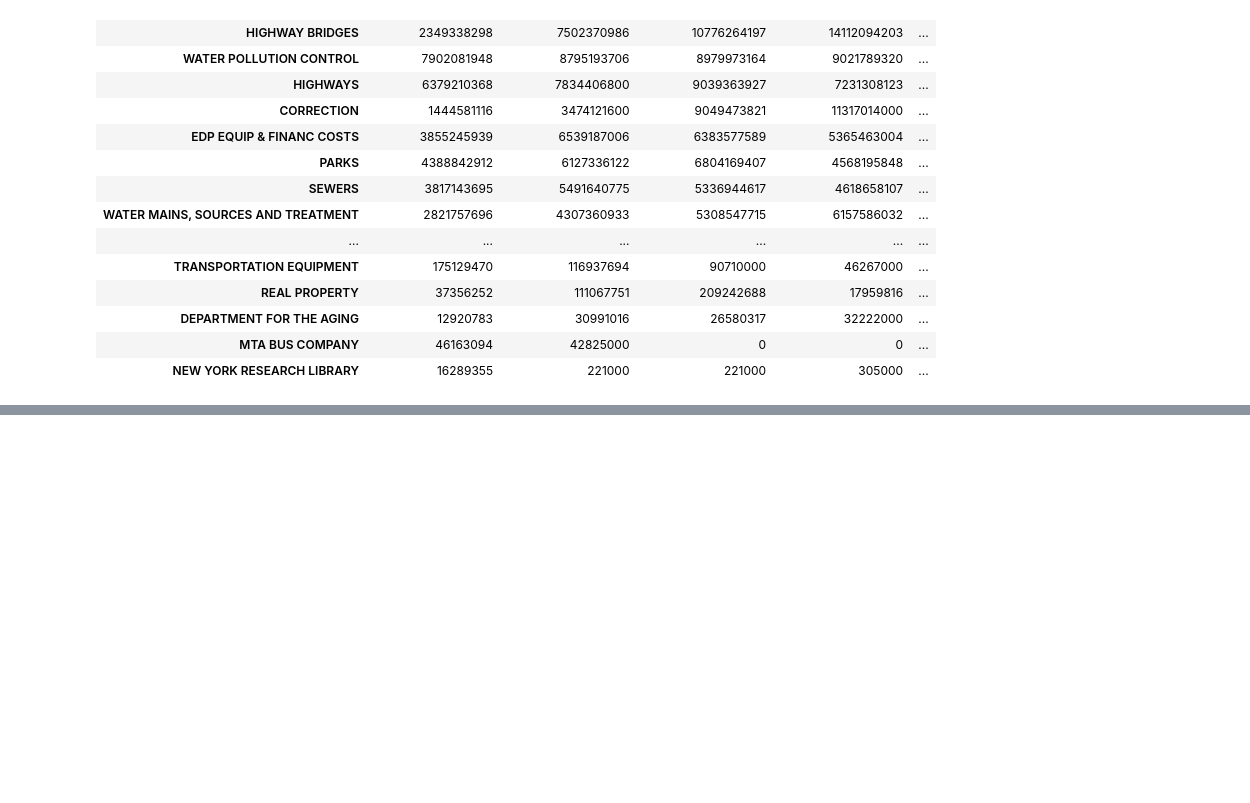
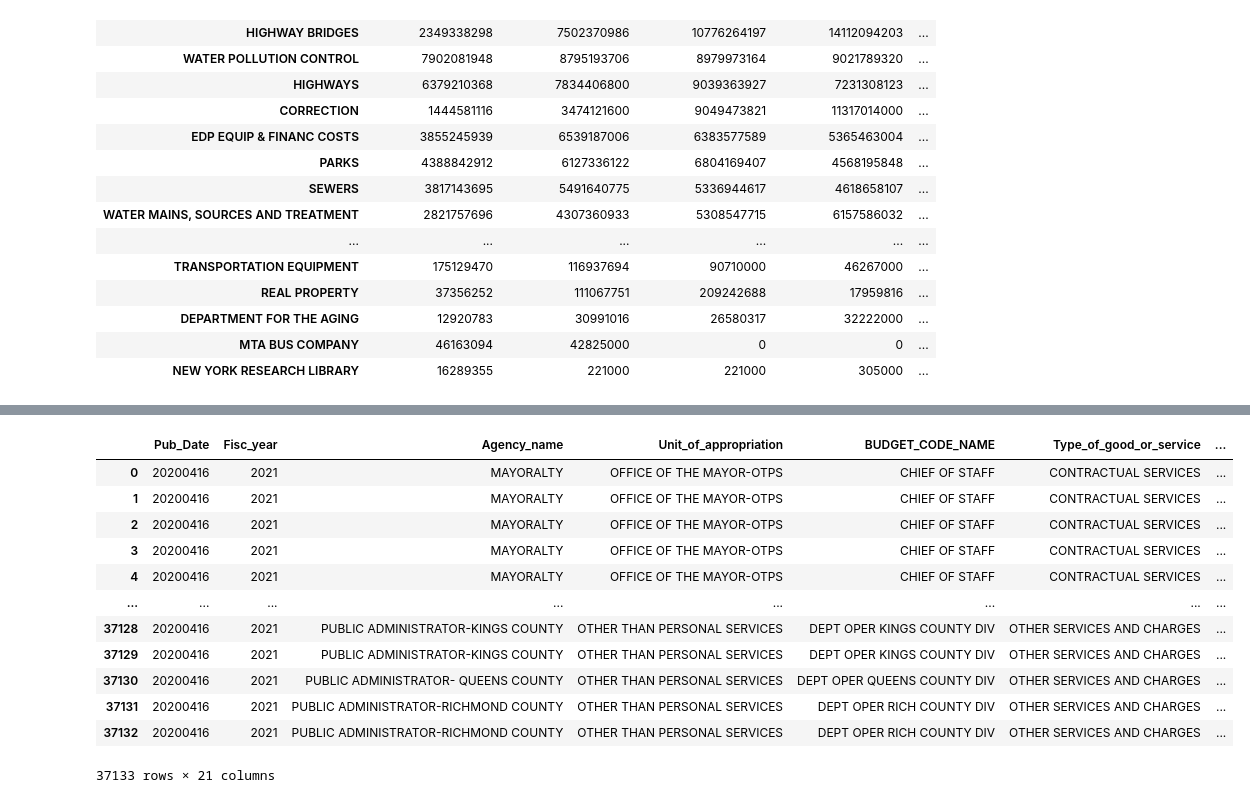
Before and after one commit to JeremyBrent/NYC_budget_analysis, a Jupyter notebook: eda.ipynb, the cells around one changed output, grey strips where cells are left out. Saved outputs shown, nothing was run; the diff lists cells and outputs as text; code cells hidden in the pictures; blank space fills up the shorter version.

```diff
--- a/eda.ipynb
+++ b/eda.ipynb
@@ -91,0 +115,38 @@ df.sort_values("Total Budgeted Amount", ascending=False)
+# %%
+expense_budget_df = pd.read_excel("Data/FY2021_Expense_Budget.xlsx")
+expense_budget_df.drop(columns = ["AGENCY_CD","UNIT_OF_APPR","BUDGET_CODE_X",
+                                  "OBJECT_CLASS","OBJECT_Code","RESP_CENTER_CD","Intra-City Purchase Code"],
+                      inplace=True)
+expense_budget_df.rename(columns={"UOFA_NAME":"Unit_of_appropriation",
+                                 "OBJECT_CLASS_NAME":"Type_of_good_or_service",
+                                 "RESP_CNTR_NAME":"Organizational_unit_responsible",
+                                 "OBJECT_Code_NAME":"Expenditure_classification",
+                                 "PS_OTPS_IND":"Personal_service_or_other",
+                                 "FPS_FL":"Financial_plan_savings",
+                                 "AGENCY_NAME":"Agency_name",
+                                 "FISC_YEAR":"Fisc_year"}
+                         ,inplace=True)
+
+expense_budget_df[["Fin_Plan_AMT","Adopted_Amt","CURR_MOD_AMT"]].describe()
+expense_budget_df["Avg_amount"] = expense_budget_df[["Fin_Plan_AMT","Adopted_Amt","CURR_MOD_AMT"]].mean(axis=1)
+percent_list = []
+for value in expense_budget_df['Avg_amount']:
+    percent = value / total_budget * 100
+    percent_list.append(percent)
+expense_budget_df["percent_of_budget"] = percent_list
+expense_budget_df.to_csv("Data/FY2021_Expense_Budget_Cleaned.csv")
+expense_budget_df
+# %% [output]
+|  | Pub_Date | Fisc_year | Agency_name | Unit_of_appropriation | BUDGET_CODE_NAME | Type_of_good_or_service | ... |
+| 0 | 20200416 | 2021 | MAYORALTY | OFFICE OF THE MAYOR-OTPS | CHIEF OF STAFF | CONTRACTUAL SERVICES | ... |
+| 1 | 20200416 | 2021 | MAYORALTY | OFFICE OF THE MAYOR-OTPS | CHIEF OF STAFF | CONTRACTUAL SERVICES | ... |
+| 2 | 20200416 | 2021 | MAYORALTY | OFFICE OF THE MAYOR-OTPS | CHIEF OF STAFF | CONTRACTUAL SERVICES | ... |
+| 3 | 20200416 | 2021 | MAYORALTY | OFFICE OF THE MAYOR-OTPS | CHIEF OF STAFF | CONTRACTUAL SERVICES | ... |
+| 4 | 20200416 | 2021 | MAYORALTY | OFFICE OF THE MAYOR-OTPS | CHIEF OF STAFF | CONTRACTUAL SERVICES | ... |
+| ... | ... | ... | ... | ... | ... | ... | ... |
+| 37128 | 20200416 | 2021 | PUBLIC ADMINISTRATOR-KINGS COUNTY | OTHER THAN PERSONAL SERVICES | DEPT OPER KINGS COUNTY DIV | OTHER SERVICES AND CHARGES | ... |
+| 37129 | 20200416 | 2021 | PUBLIC ADMINISTRATOR-KINGS COUNTY | OTHER THAN PERSONAL SERVICES | DEPT OPER KINGS COUNTY DIV | OTHER SERVICES AND CHARGES | ... |
+| 37130 | 20200416 | 2021 | PUBLIC ADMINISTRATOR- QUEENS COUNTY | OTHER THAN PERSONAL SERVICES | DEPT OPER QUEENS COUNTY DIV | OTHER SERVICES AND CHARGES | ... |
+| 37131 | 20200416 | 2021 | PUBLIC ADMINISTRATOR-RICHMOND COUNTY | OTHER THAN PERSONAL SERVICES | DEPT OPER RICH COUNTY DIV | OTHER SERVICES AND CHARGES | ... |
+| 37132 | 20200416 | 2021 | PUBLIC ADMINISTRATOR-RICHMOND COUNTY | OTHER THAN PERSONAL SERVICES | DEPT OPER RICH COUNTY DIV | OTHER SERVICES AND CHARGES | ... |
+37133 rows × 21 columns
```
Also changed, not shown: parts of 5 cells of this notebook, 6 other files.
